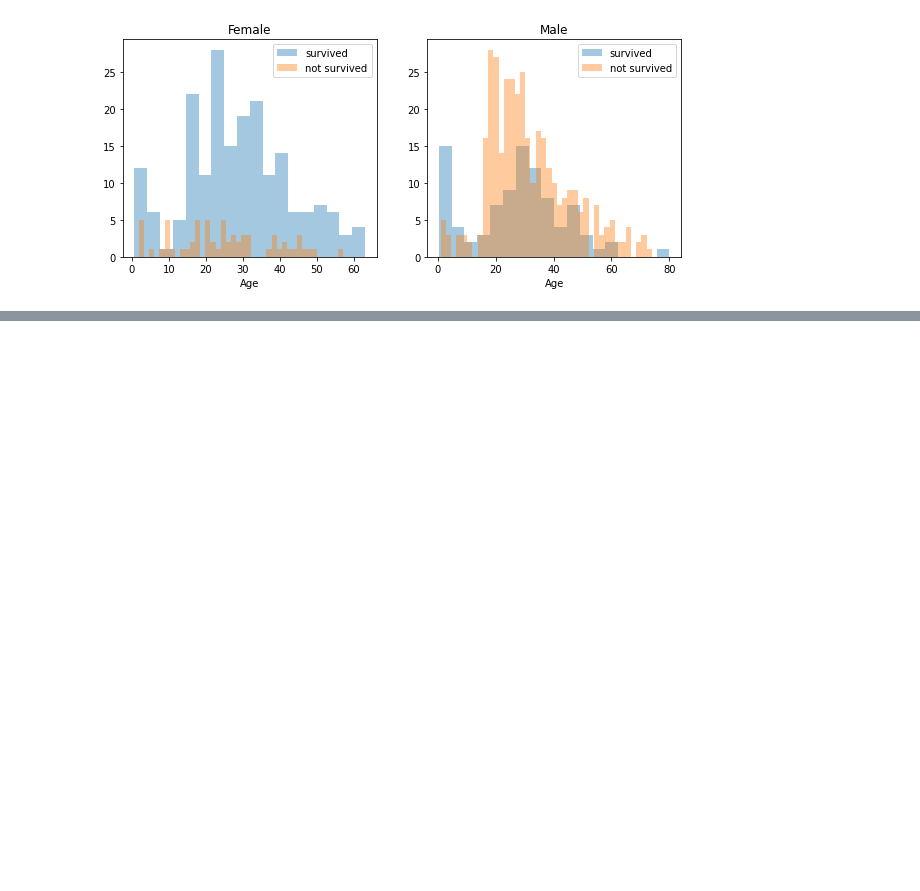
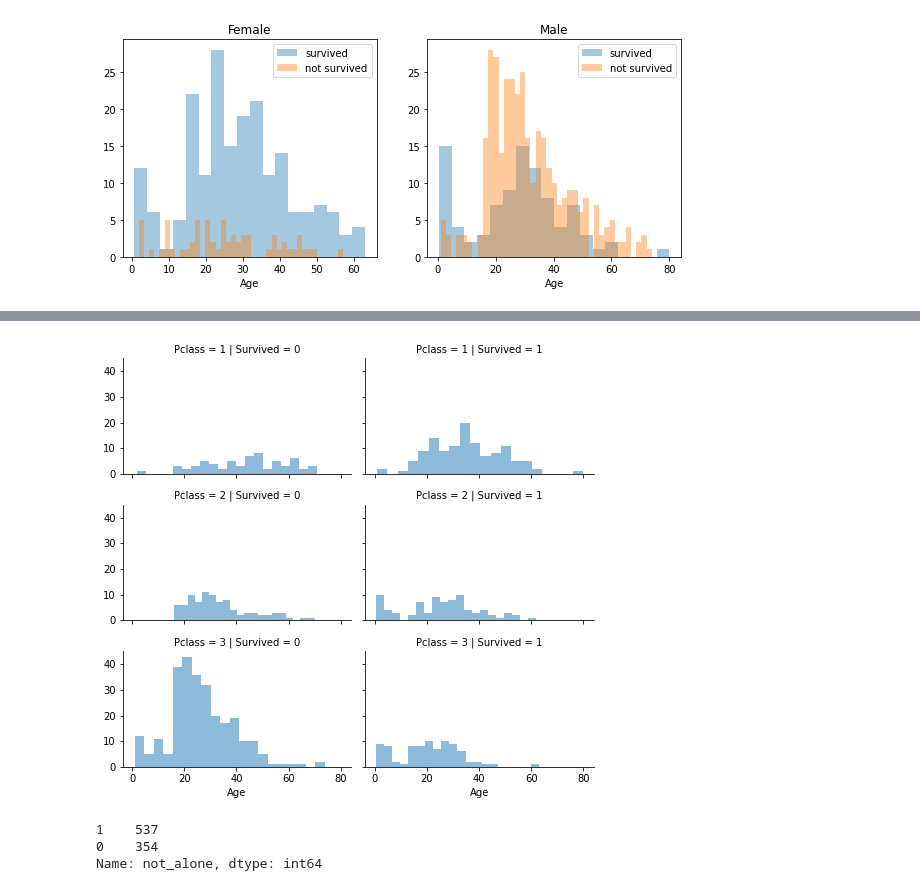
Before and after one commit to HowkMii/Titanic-ML-competition-kaggle, a Jupyter notebook: titanic.ipynb, the cells around one changed output, grey strips where cells are left out. Cells and saved outputs as stored; diff of their text form; code cells hidden in the pictures; blank space fills up the shorter version.

```diff
--- a/titanic.ipynb
+++ b/titanic.ipynb
@@ -147,0 +160,18 @@ _ = ax.set_title('Male')
+# %%
+grid = sns.FacetGrid(df_train, col='Survived', row='Pclass', size=2.2, aspect=1.6)
+grid.map(plt.hist, 'Age', alpha=.5, bins=20)
+grid.add_legend();
+# %% [output]
+[figure, added]
+# %%
+data = [df_train, df_test]
+for dataset in data:
+    dataset['relatives'] = dataset['SibSp'] + dataset['Parch']
+    dataset.loc[dataset['relatives'] > 0, 'not_alone'] = 0
+    dataset.loc[dataset['relatives'] == 0, 'not_alone'] = 1
+    dataset['not_alone'] = dataset['not_alone'].astype(int)
+df_train['not_alone'].value_counts()
+# %% [output]
+1    537
+0    354
+Name: not_alone, dtype: int64
```
Also changed, not shown: parts of 3 cells of this notebook.
